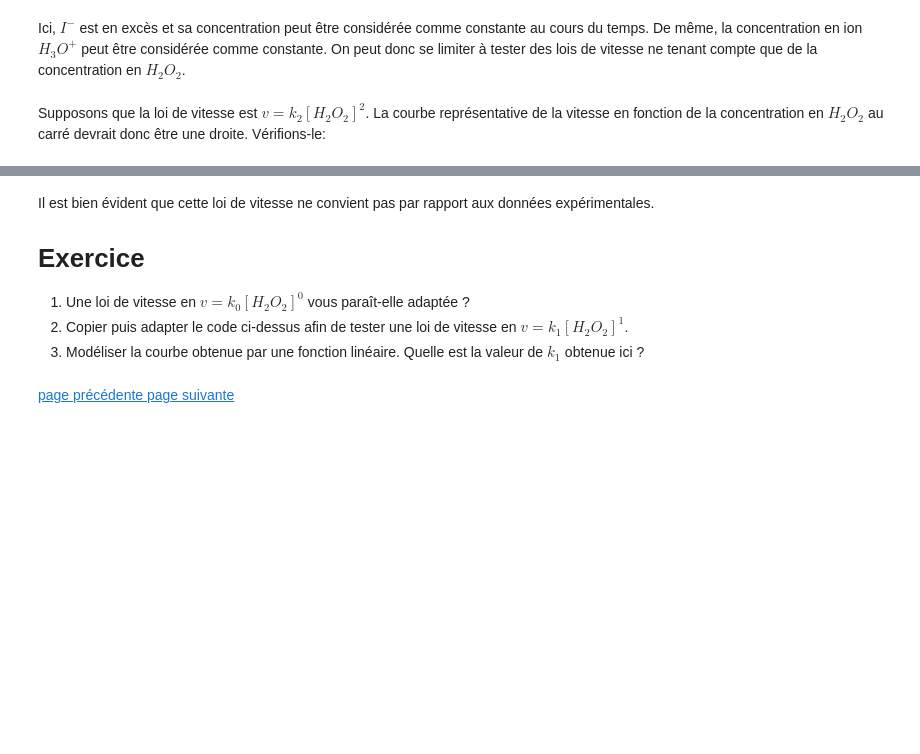
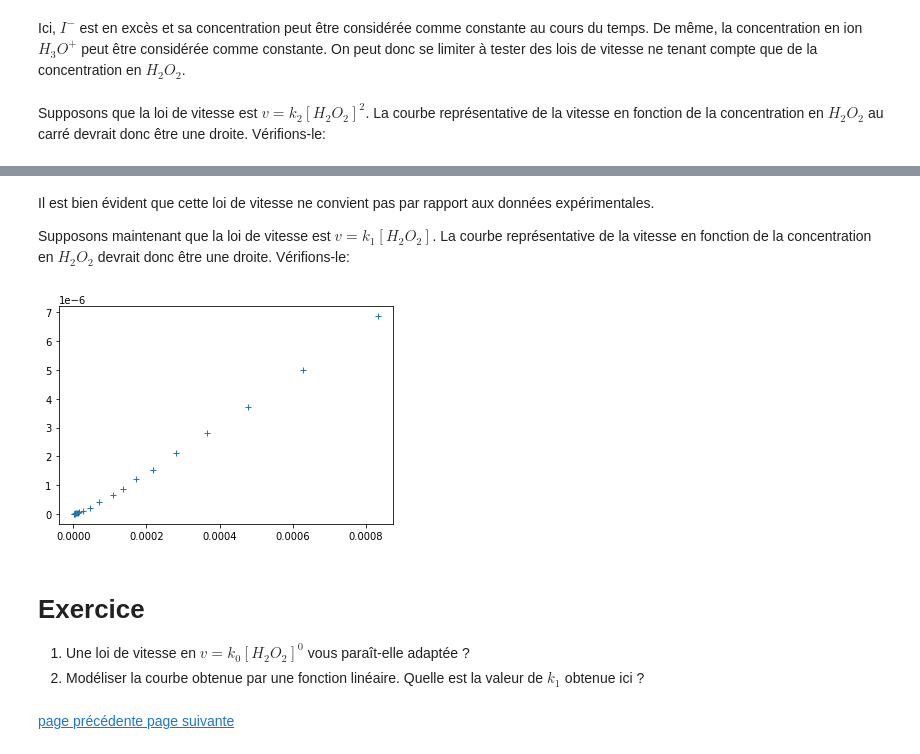
Before and after one commit to jcamponovo/pythonterm, a Jupyter notebook: pythonterm6.ipynb, the cells around one changed output, grey strips where cells are left out. Saved outputs shown, nothing was run; the diff lists cells and outputs as text; code cells hidden in the pictures; blank space fills up the shorter version.

```diff
--- a/pythonterm6.ipynb
+++ b/pythonterm6.ipynb
@@ -145,8 +143,39 @@ plt.show()
+# %% [markdown]
+Il est bien évident que cette loi de vitesse ne convient pas par rapport aux données expérimentales.
+
+
+Supposons maintenant que la loi de vitesse est $v = k_1 [H_2O_2]$. La courbe représentative de la vitesse en fonction de la concentration en $H_2O_2$ devrait donc être une droite. Vérifions-le:
+# %%
+t = [0, 0.5, 1, 1.5, 2, 2.5, 3, 3.5, 4, 5, 6, 7.5, 9, 10, 11, 12, 13, 14, 15, 17, 22] # en minutes
+A = [0, 0.477, 0.824, 1.083, 1.278, 1.425, 1.532, 1.616, 1.676, 1.766, 1.826, 1.869, 1.892, 1.902, 1.908, 1.913, 1.917 ,
+     1.92, 1.922, 1.926, 1.93] # Absorbance
+k = 2316.
+
+t_s = []
+for val in t:
+    t_s.append(val*60)
+
+C = []
+for val in A:
+    C.append(val/k)
+
+H2O2_i = (5e-3*5e-3)/(30e-3)
+H2O2 = []
+for val in C:
+    H2O2.append(H2O2_i - val)
+
+x = []
+for el in H2O2:
+    x.append(el)
+
+fig = plt.figure("Test d'une loi de vitesse1")
+plt.plot(x[:-1],v,"+")
+plt.show()
+# %% [output]
+[figure, added]
 # %% [markdown]
-Il est bien évident que cette loi de vitesse ne convient pas par rapport aux données expérimentales.
 # Exercice
 1. Une loi de vitesse en $v = k_0 [H_2O_2]^{0}$ vous paraît-elle adaptée ?
-2. Copier puis adapter le code ci-dessus afin de tester une loi de vitesse en $v = k_1 [H_2O_2]^{1}$.
-3. Modéliser la courbe obtenue par une fonction linéaire. Quelle est la valeur de $k_1$ obtenue ici ?
+2. Modéliser la courbe obtenue par une fonction linéaire. Quelle est la valeur de $k_1$ obtenue ici ?
 # %%
 # question 2
```
Also changed, not shown: parts of 3 cells of this notebook, 1 other file.
